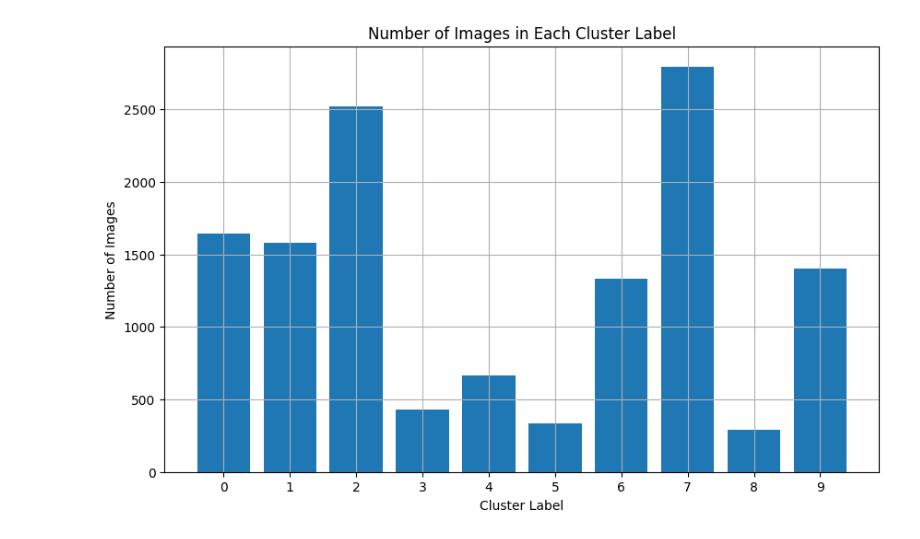
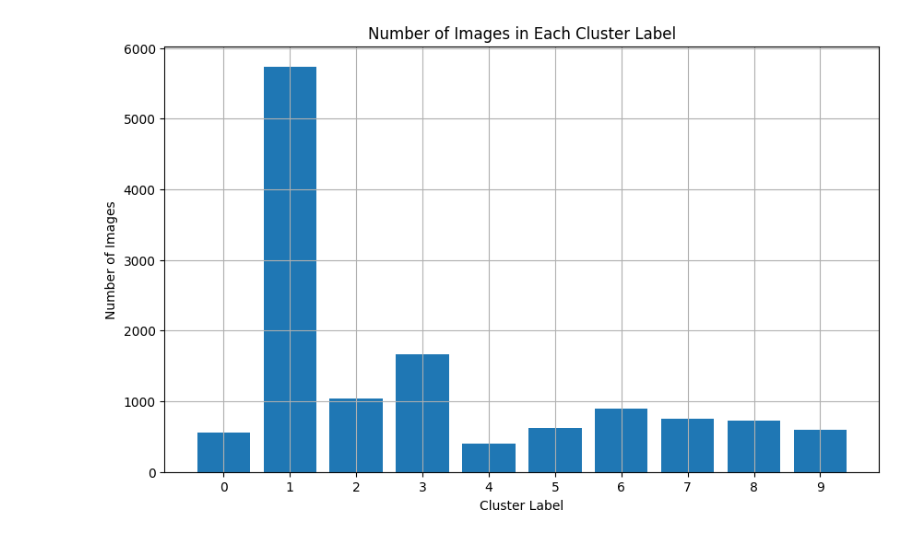
Before and after one commit to balwanishivam/tml-assignment, a Jupyter notebook: Assginment-2/classify.ipynb, the cells around one changed output. Cells and saved outputs as stored; diff of their text form; code cells hidden in the pictures.

```diff
--- a/Assginment-2/classify.ipynb
+++ b/Assginment-2/classify.ipynb
@@ -87,13 +119,0 @@ Epoch [10/10], Average Loss: 1.7337255184956412e-18
-# %%
-embeddings = []
-labels = []
-
-for batch_idx, (_, imgs, label) in enumerate(public_dataset):
-    embeddings.append(encoder(imgs).detach().numpy())
-    labels.append(label.numpy())
-
-embeddings = np.concatenate(embeddings)
-labels = np.concatenate(labels)
-
-kmeans = KMeans(n_clusters=10, random_state=0)
-cluster_ids = kmeans.fit_predict(embeddings)
@@ -103,0 +128,8 @@ print(cluster_ids)
+# %%
+test_loss = 0.0
+with torch.no_grad():
+    for batch_idx, (images, labels) in enumerate(test_loader):
+        outputs = encoder(images)
+        loss = contrastive_loss(outputs)
+        test_loss += loss.item()
+print(f'Test Loss: {test_loss/len(testset)}')
@@ -104,18 +138,32 @@ print(cluster_ids)
+# %%
+probabilities = []
+true_labels = []
+encoder.eval()
+with torch.no_grad():
+    for batch_idx, (_,imgs, labels) in enumerate(public_dataset):
+        outputs = encoder(imgs)
+        probabilities.extend(outputs.numpy())
+        true_labels.extend(labels.numpy())
+# %%
+num_clusters = 10
+
+kmeans = KMeans(n_clusters=num_clusters, random_state=42)
+cluster_labels = kmeans.fit_predict(probabilities)
 # %%
 cluster_label_counts = np.zeros(10)
 for cluster_id in range(10):
-    cluster_label_counts[cluster_id] = np.sum(cluster_ids == cluster_id)
+    cluster_label_counts[cluster_id] = np.sum(cluster_labels == cluster_id)
 
 # Plot the number of images in each cluster label
 plt.figure(figsize=(10, 6))
 plt.bar(range(10), cluster_label_counts, tick_label=range(10))
 plt.xlabel('Cluster Label')
 plt.ylabel('Number of Images')
 plt.title('Number of Images in Each Cluster Label')
 plt.grid(True)
 plt.show()
 # %% [output]
-[figure, old version]
+[figure, new version]
 # %%
 cluster_buckets = {cluster_id: [] for cluster_id in range(10)}
 for i in range(len(dataset.imgs)):
```
Also changed, not shown: parts of 13 cells of this notebook.
